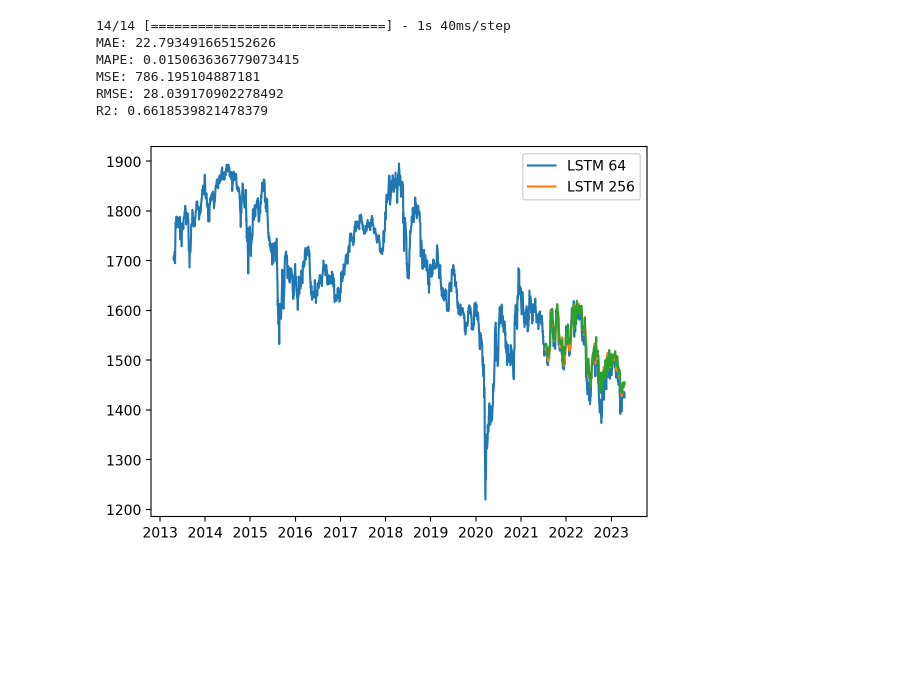
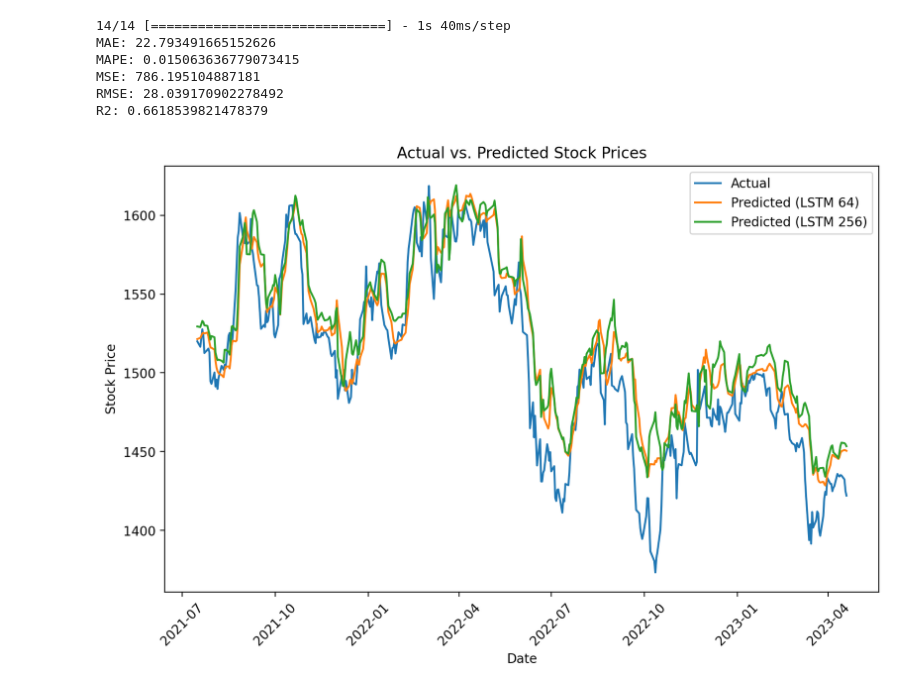
Before and after one commit to yjoer/stock-price-prediction, a Jupyter notebook: train_lstm.ipynb, the cells around one changed output. Drawn from its saved outputs; the diff is of its cells as text; code cells hidden in the pictures; blank space fills up the shorter version.

Commit message:
Update plots

```diff
--- a/train_lstm.ipynb
+++ b/train_lstm.ipynb
@@ -169,18 +169,23 @@ train_test_point = int(len(df) * 0.8)
 
 df2 = pd.DataFrame(
   {
+    "y": y_test_scaled_shifted_inv.flatten(),
     "y_pred_64": y_pred_lstm_64_inv.flatten(),
     "y_pred_256": y_pred_lstm_256_inv.flatten()
   },
   index=df.index[train_test_point + 60:]
 )
 # %%
-plt.plot(df["Close"])
-plt.plot(df2["y_pred_64"])
-plt.plot(df2["y_pred_256"])
-
-plt.legend(["LSTM 64", "LSTM 256"])
-
+# plt.plot(df["Close"])
+plt.figure(figsize=(10, 6))
+plt.plot(df2["y"], label="Actual")
+plt.plot(df2["y_pred_64"], label="Predicted (LSTM 64)")
+plt.plot(df2["y_pred_256"], label="Predicted (LSTM 256)")
+plt.xlabel('Date')
+plt.ylabel('Stock Price')
+plt.title('Actual vs. Predicted Stock Prices')
+plt.legend()
+plt.xticks(rotation=45)
 plt.show()
 # %% [output]
-[figure, old version]
+[figure, new version]
```
Also changed, not shown: 1 other file.
